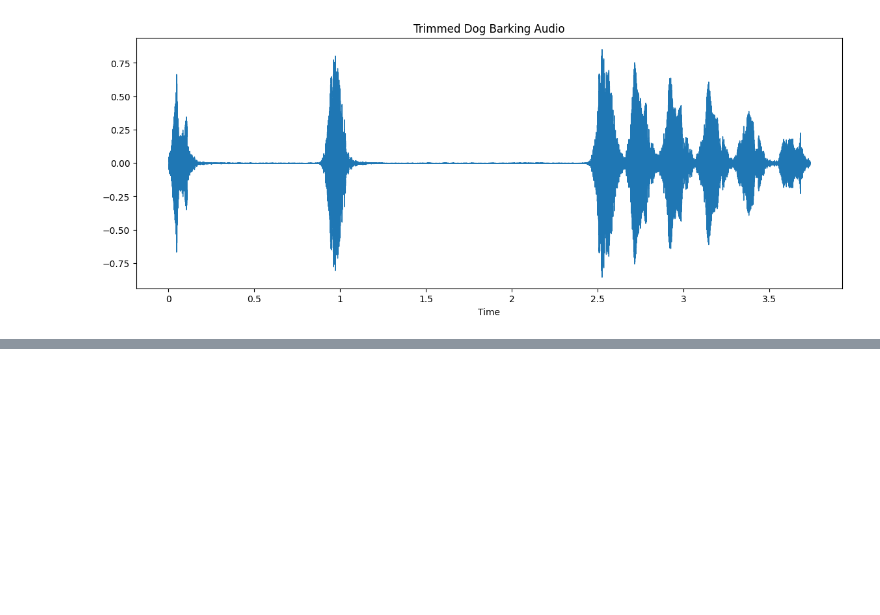
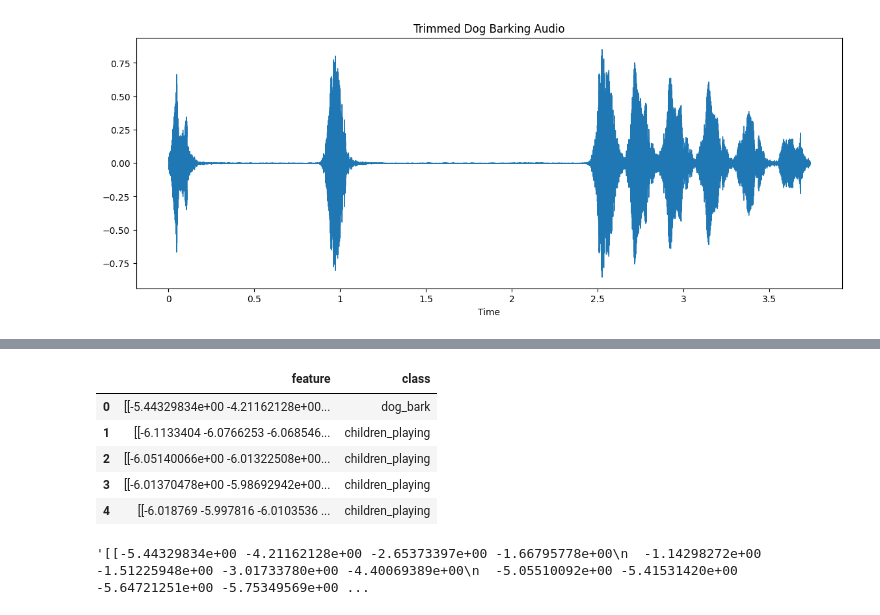
Before and after one commit to maitreya-v/Audio-Classification-Librosa, a Jupyter notebook: Audio_Classification.ipynb, the cells around one changed output, grey strips where cells are left out. Drawn from its saved outputs; the diff is of its cells as text; code cells hidden in the pictures; blank space fills up the shorter version.

```diff
--- a/Audio_Classification.ipynb
+++ b/Audio_Classification.ipynb
@@ -59,0 +194,15 @@ librosa.display.waveshow(data_trimmed)
+# %%
+scaled_audio_feature=pd.read_csv('./scaled_audio_feature.csv')
+# %%
+scaled_audio_feature.head()
+# %% [output]
+|  | feature | class |
+| 0 | [[-5.44329834e+00 -4.21162128e+00... | dog_bark |
+| 1 | [[-6.1133404 -6.0766253 -6.068546... | children_playing |
+| 2 | [[-6.05140066e+00 -6.01322508e+00... | children_playing |
+| 3 | [[-6.01370478e+00 -5.98692942e+00... | children_playing |
+| 4 | [[-6.018769 -5.997816 -6.0103536 ... | children_playing |
+# %%
+scaled_audio_feature['feature'][0]
+# %% [output]
+'[[-5.44329834e+00 -4.21162128e+00 -2.65373397e+00 -1.66795778e+00\n  -1.14298272e+00 -1.51225948e+00 -3.01733780e+00 -4.40069389e+00\n  -5.05510092e+00 -5.41531420e+00 -5.64721251e+00 -5.75349569e+00 ...
```
Also changed, not shown: parts of 16 cells of this notebook.
